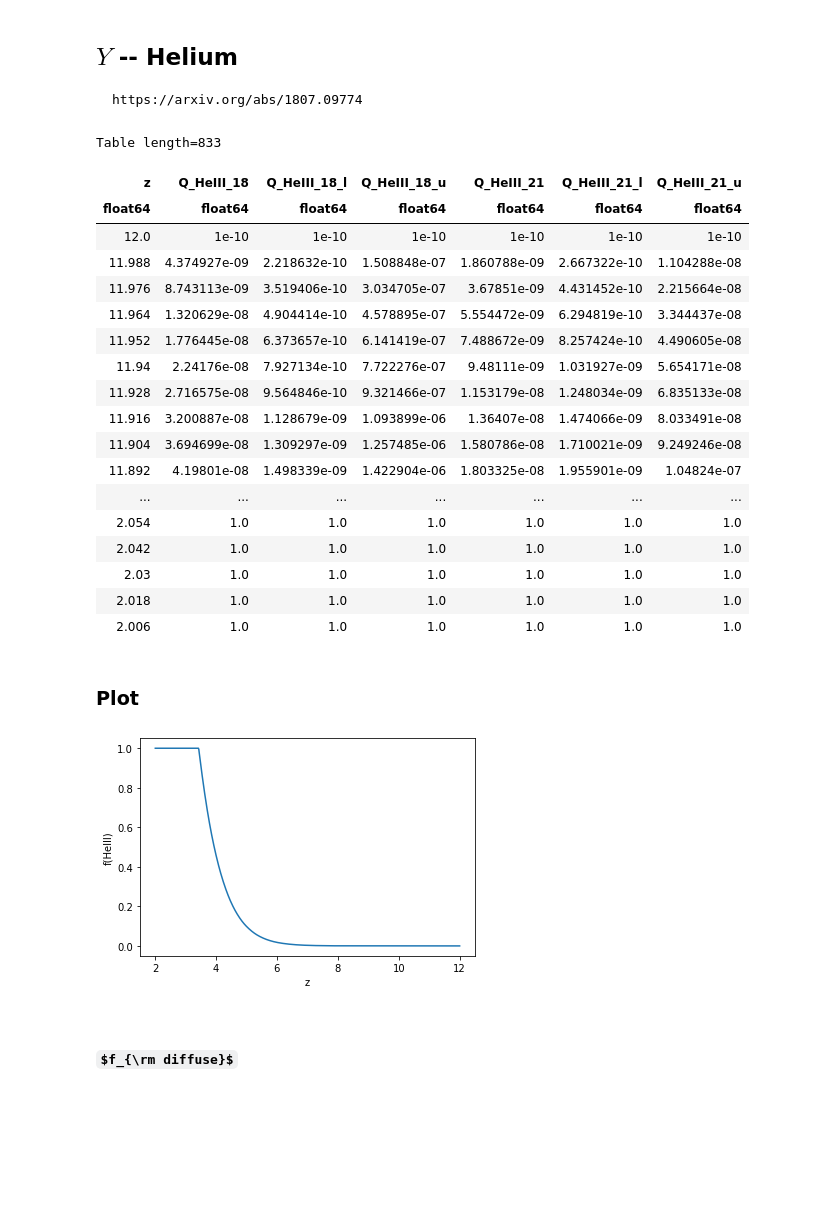
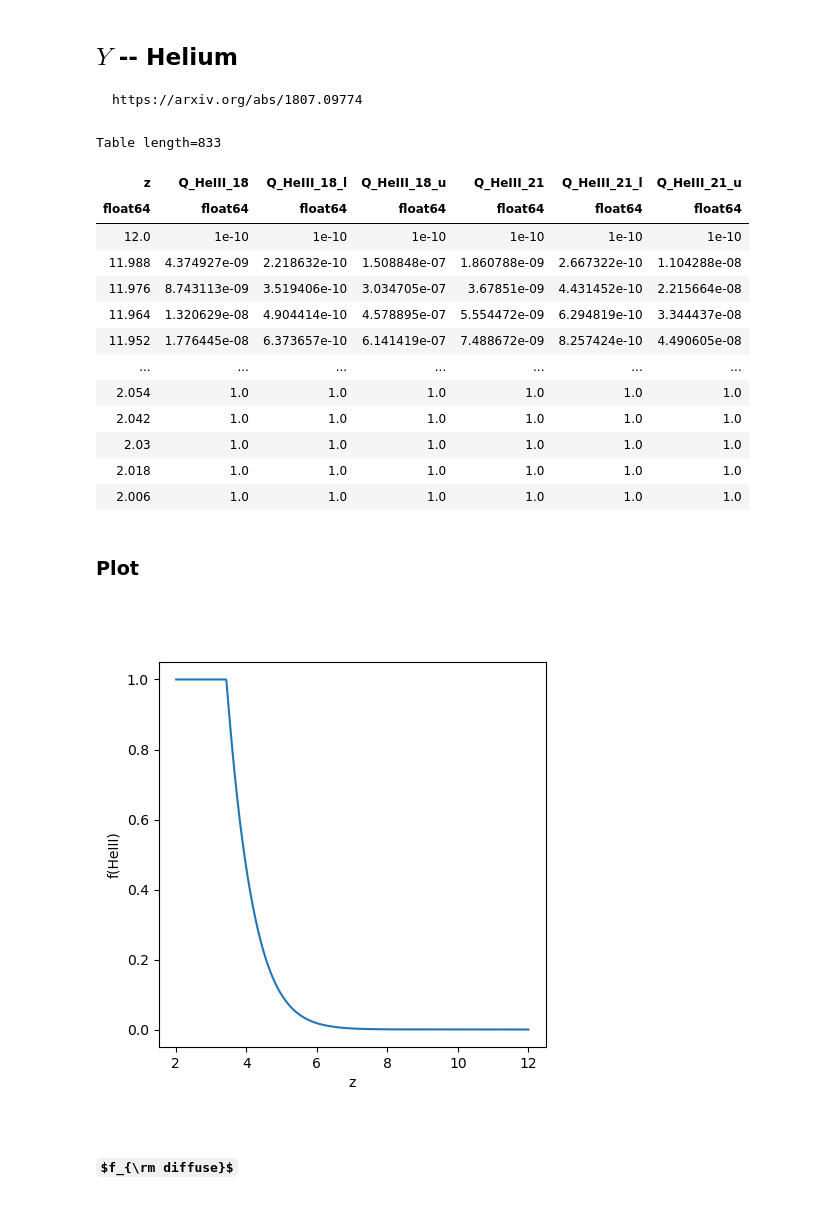
Before and after one commit to FRBs/FRB, a Jupyter notebook: docs/nb/f_diffuse.ipynb, the cells around one changed output. Cells and saved outputs as stored; diff of their text form; code cells hidden in the pictures; some formulas as TeX source; blank space fills up the shorter version.

```diff
--- a/docs/nb/f_diffuse.ipynb
+++ b/docs/nb/f_diffuse.ipynb
@@ -169,7 +172,7 @@ plt.show()
     https://arxiv.org/abs/1807.09774
 # %%
 #He_file = resource_filename('frb', 'data/IGM/qheIII.txt')
-He_file = resource_filename('frb', os.path.join('data','IGM','qheIII.txt'))
+He_file = os.path.join(resources.files('frb'),'data','IGM','qheIII.txt')
 # %%
 qHeIII = Table.read(He_file, format='ascii')
 # %%
@@ -183,11 +186,6 @@ Table length=833
 | 11.976 | 8.743113e-09 | 3.519406e-10 | 3.034705e-07 | 3.67851e-09 | 4.431452e-10 | 2.215664e-08 |
 | 11.964 | 1.320629e-08 | 4.904414e-10 | 4.578895e-07 | 5.554472e-09 | 6.294819e-10 | 3.344437e-08 |
 | 11.952 | 1.776445e-08 | 6.373657e-10 | 6.141419e-07 | 7.488672e-09 | 8.257424e-10 | 4.490605e-08 |
-| 11.94 | 2.24176e-08 | 7.927134e-10 | 7.722276e-07 | 9.48111e-09 | 1.031927e-09 | 5.654171e-08 |
-| 11.928 | 2.716575e-08 | 9.564846e-10 | 9.321466e-07 | 1.153179e-08 | 1.248034e-09 | 6.835133e-08 |
-| 11.916 | 3.200887e-08 | 1.128679e-09 | 1.093899e-06 | 1.36407e-08 | 1.474066e-09 | 8.033491e-08 |
-| 11.904 | 3.694699e-08 | 1.309297e-09 | 1.257485e-06 | 1.580786e-08 | 1.710021e-09 | 9.249246e-08 |
-| 11.892 | 4.19801e-08 | 1.498339e-09 | 1.422904e-06 | 1.803325e-08 | 1.955901e-09 | 1.04824e-07 |
 | ... | ... | ... | ... | ... | ... | ... |
 | 2.054 | 1.0 | 1.0 | 1.0 | 1.0 | 1.0 | 1.0 |
 | 2.042 | 1.0 | 1.0 | 1.0 | 1.0 | 1.0 | 1.0 |
@@ -197,16 +195,18 @@ Table length=833
 # %% [markdown]
 ### Plot
 # %%
+fig = plt.figure(figsize=(5,5))
+
 plt.clf()
 ax=plt.gca()
 ax.plot(qHeIII['z'], qHeIII['Q_HeIII_18'])
 #
 ax.set_xlabel('z')
 ax.set_ylabel('f(HeIII)')
 #
 plt.show()
 # %% [output]
-[figure, old version]
+[figure, new version]
 # %% [markdown]
 # $f_{\rm diffuse}$
 # %%
```
Also changed, not shown: parts of 24 cells of this notebook, 1 other file.
